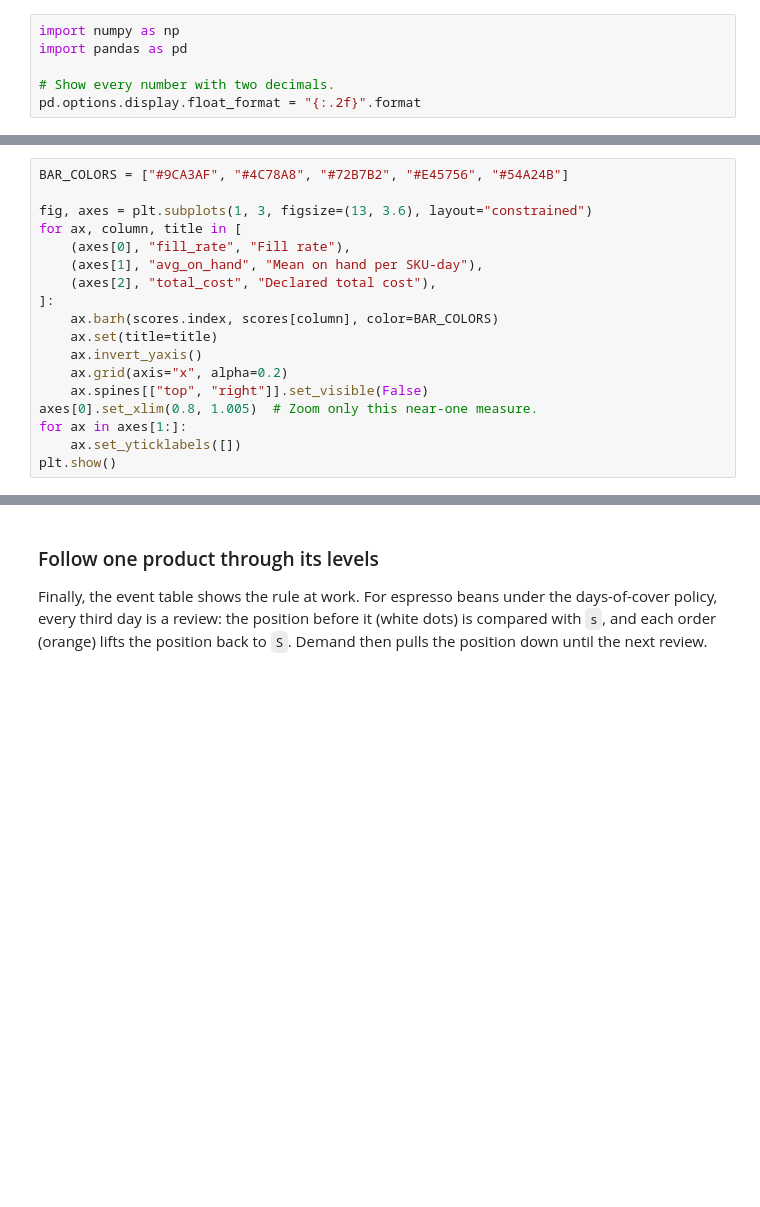
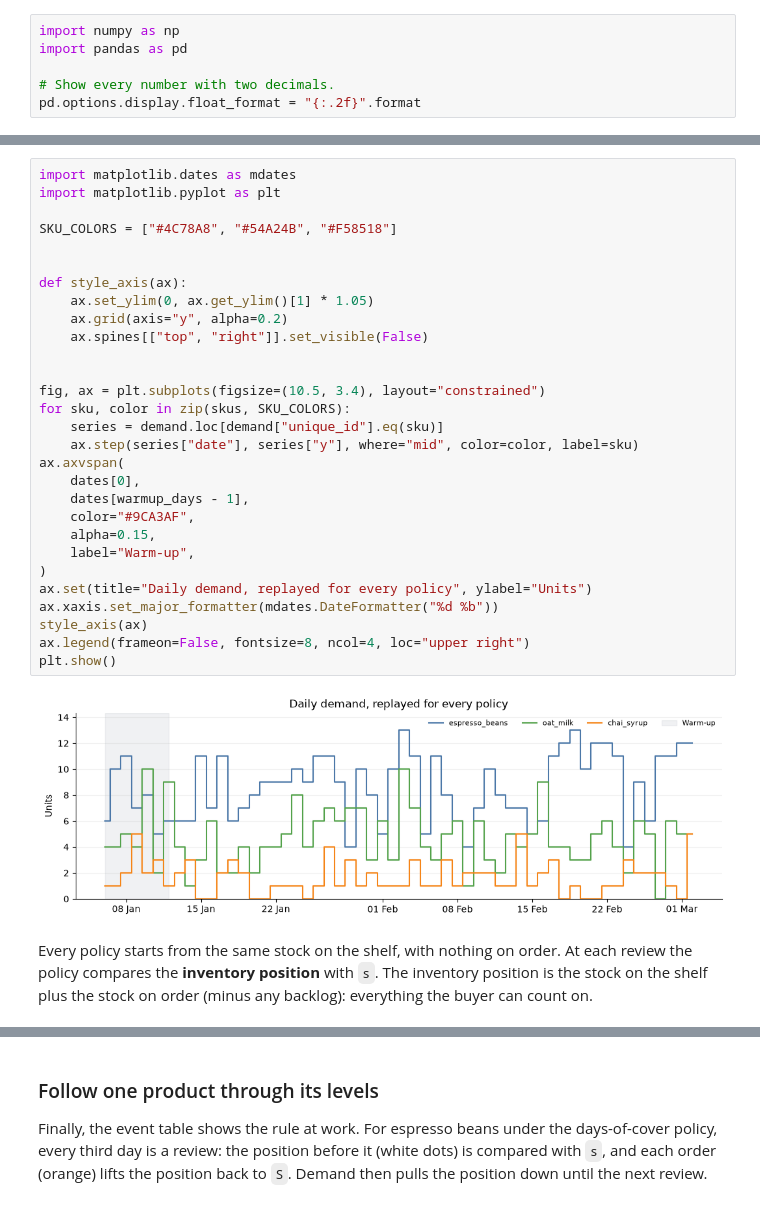
Before and after one commit to FilTheo/stockcast, a Jupyter notebook: examples/notebooks/05g_reorder_point_sources.ipynb, the cells around one changed output, grey strips where cells are left out. Saved outputs shown, nothing was run; the diff lists cells and outputs as text; blank space fills up the shorter version.

Commit message:
Notebook 05g: story-first intro, levels-by-source figure, exact Poisson quantile, fewer tables
Co-Authored-By: Claude Opus 5.5 <noreply@anthropic.com>

```diff
--- a/examples/notebooks/05g_reorder_point_sources.ipynb
+++ b/examples/notebooks/05g_reorder_point_sources.ipynb
@@ -431,18 +21,0 @@ with pd.option_context("display.float_format", "{:.3f}".format):
-# %%
-BAR_COLORS = ["#9CA3AF", "#4C78A8", "#72B7B2", "#E45756", "#54A24B"]
-
-fig, axes = plt.subplots(1, 3, figsize=(13, 3.6), layout="constrained")
-for ax, column, title in [
-    (axes[0], "fill_rate", "Fill rate"),
-    (axes[1], "avg_on_hand", "Mean on hand per SKU-day"),
-    (axes[2], "total_cost", "Declared total cost"),
-]:
-    ax.barh(scores.index, scores[column], color=BAR_COLORS)
-    ax.set(title=title)
-    ax.invert_yaxis()
-    ax.grid(axis="x", alpha=0.2)
-    ax.spines[["top", "right"]].set_visible(False)
-axes[0].set_xlim(0.8, 1.005)  # Zoom only this near-one measure.
-for ax in axes[1:]:
-    ax.set_yticklabels([])
-plt.show()
@@ -479,0 +47,33 @@ with pd.option_context("display.float_format", "{:.3f}".format):
+# %%
+import matplotlib.dates as mdates
+import matplotlib.pyplot as plt
+
+SKU_COLORS = ["#4C78A8", "#54A24B", "#F58518"]
+
+
+def style_axis(ax):
+    ax.set_ylim(0, ax.get_ylim()[1] * 1.05)
+    ax.grid(axis="y", alpha=0.2)
+    ax.spines[["top", "right"]].set_visible(False)
+
+
+fig, ax = plt.subplots(figsize=(10.5, 3.4), layout="constrained")
+for sku, color in zip(skus, SKU_COLORS):
+    series = demand.loc[demand["unique_id"].eq(sku)]
+    ax.step(series["date"], series["y"], where="mid", color=color, label=sku)
+ax.axvspan(
+    dates[0],
+    dates[warmup_days - 1],
+    color="#9CA3AF",
+    alpha=0.15,
+    label="Warm-up",
+)
+ax.set(title="Daily demand, replayed for every policy", ylabel="Units")
+ax.xaxis.set_major_formatter(mdates.DateFormatter("%d %b"))
+style_axis(ax)
+ax.legend(frameon=False, fontsize=8, ncol=4, loc="upper right")
+plt.show()
+# %% [output]
+[figure, added]
+# %% [markdown]
+Every policy starts from the same stock on the shelf, with nothing on order. At each review the policy compares the **inventory position** with `s`. The inventory position is the stock on the shelf plus the stock on order (minus any backlog): everything the buyer can count on.
```
Also changed, not shown: parts of 65 cells of this notebook.
